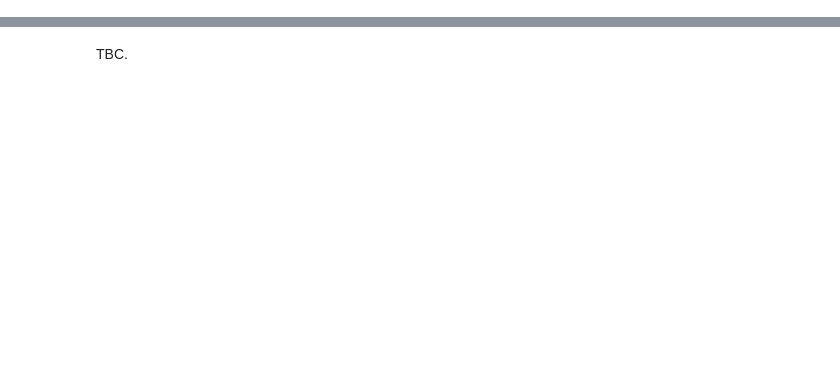
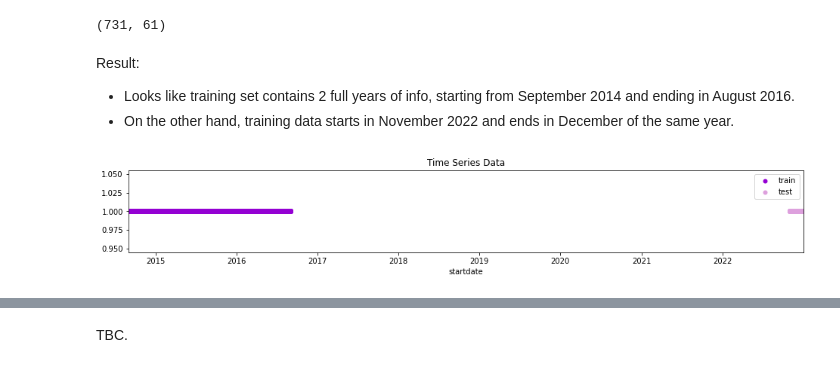
Before and after one commit to 3quetra/portfolio, a Jupyter notebook: ml/deep_learning/time_series/wids_datathon_2023/eda_temp_prediction.ipynb, the cells around one changed output, grey strips where cells are left out. Saved outputs shown, nothing was run; the diff lists cells and outputs as text; code cells hidden in the pictures; blank space fills up the shorter version.

```diff
--- a/ml/deep_learning/time_series/wids_datathon_2023/eda_temp_prediction.ipynb
+++ b/ml/deep_learning/time_series/wids_datathon_2023/eda_temp_prediction.ipynb
@@ -195,0 +57,3 @@ No NaN values found.
+# %%
+test_data = pd.read_csv('datasets/test_data.csv')
+test_data.head(5)
@@ -195,0 +181,5 @@ No NaN values found.
+# %%
+train_data.startdate = pd.to_datetime(train_data.startdate)
+test_data.startdate = pd.to_datetime(test_data.startdate)
+
+train_data.startdate.dtype, test_data.startdate.dtype
@@ -195,0 +220,7 @@ No NaN values found.
+# %%
+cols_with_missing = list(train_data.isnull().sum(axis=0)[train_data.isnull().sum(axis=0) > 0].index)
+
+fig, ax = plt.subplots(1,1,figsize=(12,12))
+sns.heatmap(train_data.set_index(['startdate'])[cols_with_missing].isnull(), cmap='binary')
+ax.set_title('Missing values')
+plt.show()
@@ -195,0 +231,4 @@ No NaN values found.
+# %%
+train_data = train_data.ffill()
+# Check is any NaNs are left
+with_nans(train_data)
@@ -195,0 +262,17 @@ No NaN values found.
+# %%
+len(train_data.startdate.unique()), len(test_data.startdate.unique())
+# %% [output]
+(731, 61)
+# %% [markdown]
+Result:
+- Looks like training set contains 2 full years of info, starting from September 2014 and ending in August 2016.
+- On the other hand, training data starts in November 2022 and ends in December of the same year.
+# %%
+fig, ax = plt.subplots(1,1, figsize=(16,2))
+ax.set_title('Time Series Data')
+sns.scatterplot(data = train_data, x = 'startdate', y = 1, linewidth=0, label='train', color='darkviolet')
+sns.scatterplot(data = test_data, x = 'startdate', y = 1, linewidth=0, label='test', color='plum')
+ax.set_xlim([train_data['startdate'].iloc[0], test_data['startdate'].iloc[-1]])
+plt.show()
+# %% [output]
+[figure, added]
```
Also changed, not shown: parts of 62 cells of this notebook, 2 other files.
